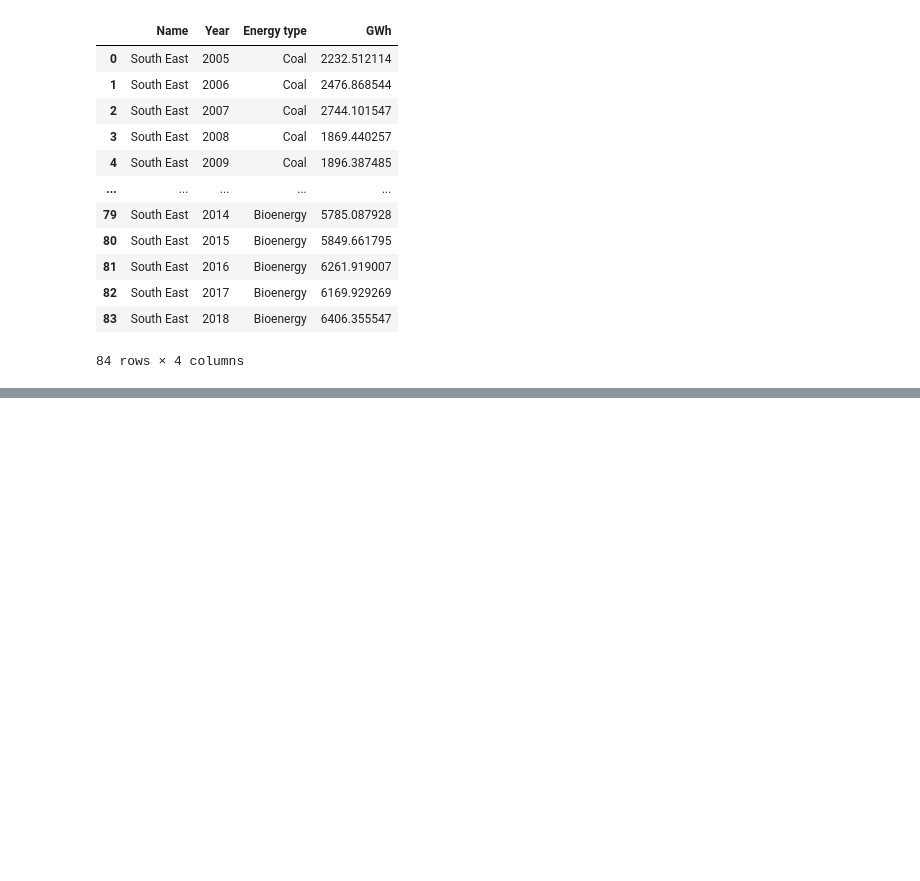
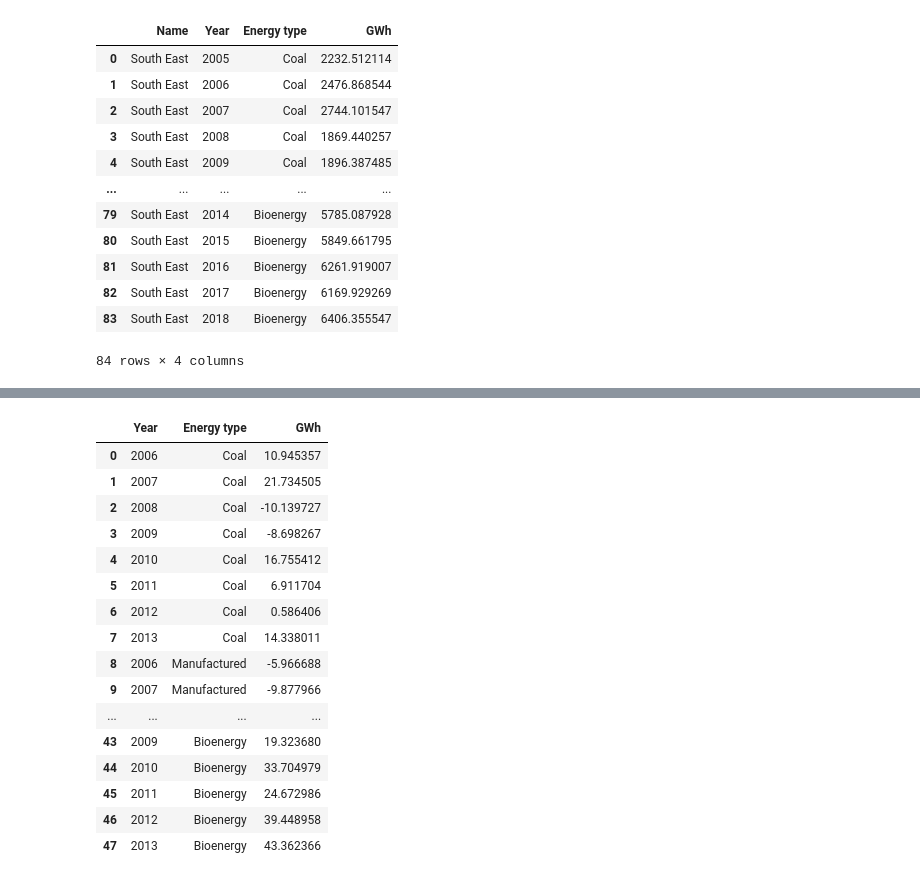
Before and after one commit to chris-greening/UK-Energy-Consumption, a Jupyter notebook: dashboard_exploration.ipynb, the cells around one changed output, grey strips where cells are left out. Drawn from its saved outputs; the diff is of its cells as text; code cells hidden in the pictures; blank space fills up the shorter version.

Commit message:
add: added cumulative rate of change per energy source

```diff
--- a/dashboard_exploration.ipynb
+++ b/dashboard_exploration.ipynb
@@ -48,0 +65,30 @@ region_df
+# %%
+region_df = dff[dff["Name"] == "South East"]
+region_df = region_df.drop(columns=["Name", "Unit"])
+region_df = region_df.set_index("Year")
+
+year_change_df = region_df.pct_change().cumsum()
+year_change_df = year_change_df.dropna()
+year_change_df *= 100
+
+year_change_df
+
+melt_dataframe(year_change_df.reset_index())
+# %% [output]
+|  | Year | Energy type | GWh |
+| 0 | 2006 | Coal | 10.945357 |
+| 1 | 2007 | Coal | 21.734505 |
+| 2 | 2008 | Coal | -10.139727 |
+| 3 | 2009 | Coal | -8.698267 |
+| 4 | 2010 | Coal | 16.755412 |
+| 5 | 2011 | Coal | 6.911704 |
+| 6 | 2012 | Coal | 0.586406 |
+| 7 | 2013 | Coal | 14.338011 |
+| 8 | 2006 | Manufactured | -5.966688 |
+| 9 | 2007 | Manufactured | -9.877966 |
+| ... | ... | ... | ... |
+| 43 | 2009 | Bioenergy | 19.323680 |
+| 44 | 2010 | Bioenergy | 33.704979 |
+| 45 | 2011 | Bioenergy | 24.672986 |
+| 46 | 2012 | Bioenergy | 39.448958 |
+| 47 | 2013 | Bioenergy | 43.362366 |
```
Also changed, not shown: parts of 2 cells of this notebook, 2 other files.
